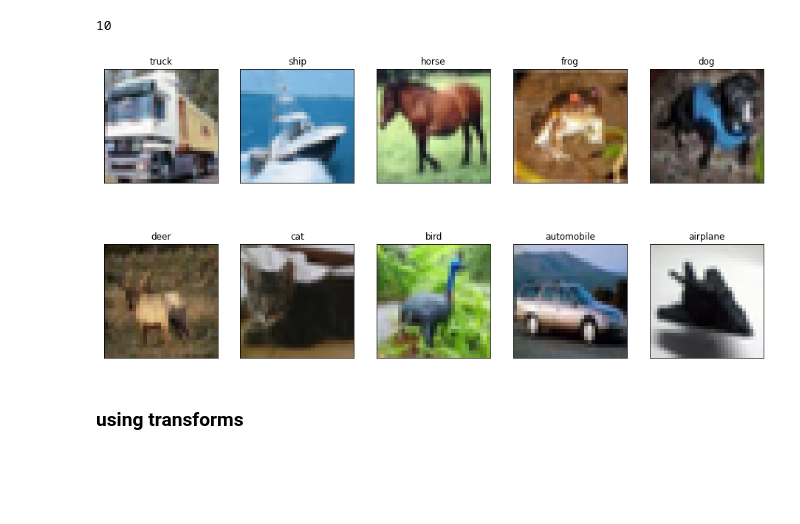
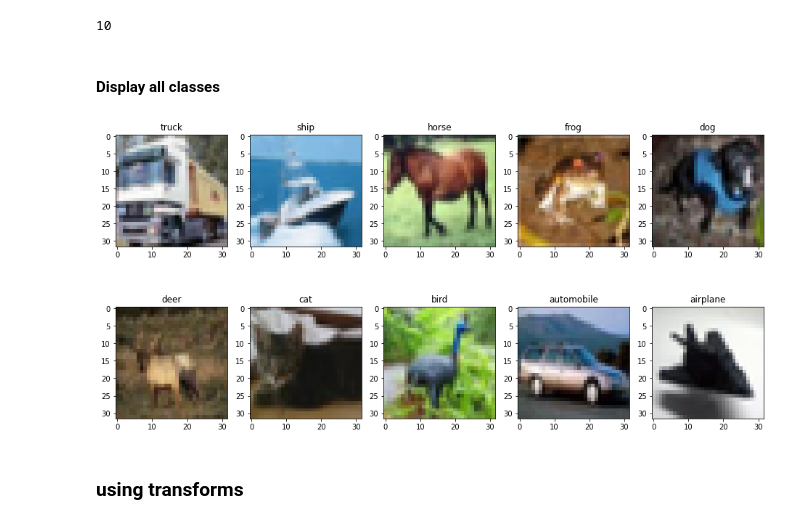
Before and after one commit to wingedrasengan927/pytorch-tutorials, a Jupyter notebook: pytorch basics/CIFAR-10 classification with linear layers.ipynb, the cells around one changed output. Saved outputs shown, nothing was run; the diff lists cells and outputs as text; code cells hidden in the pictures; blank space fills up the shorter version.

```diff
--- a/pytorch basics/CIFAR-10 classification with linear layers.ipynb
+++ b/pytorch basics/CIFAR-10 classification with linear layers.ipynb
@@ -25,21 +26,21 @@ num_classes = len(class_names)
 num_classes
 # %% [output]
 10
+# %% [markdown]
+#### Display all classes
 # %%
 fig, ax = plt.subplots(2, 5, figsize=(16, 8))
 
 index = 9
 for i in range(2):
     for j in range(5):
         axis = ax[i][j]
-        axis.set_xticks([])
-        axis.set_yticks([])
         img = next(img for img, label in cifar10 if label == index)
         axis.set_title(class_names[index])
         axis.imshow(img)
         index -= 1
 # %% [output]
-[figure, old version]
+[figure, new version]
 # %% [markdown]
 ### using transforms
 # %%
```
Also changed, not shown: parts of 14 cells of this notebook, 5 other files.
